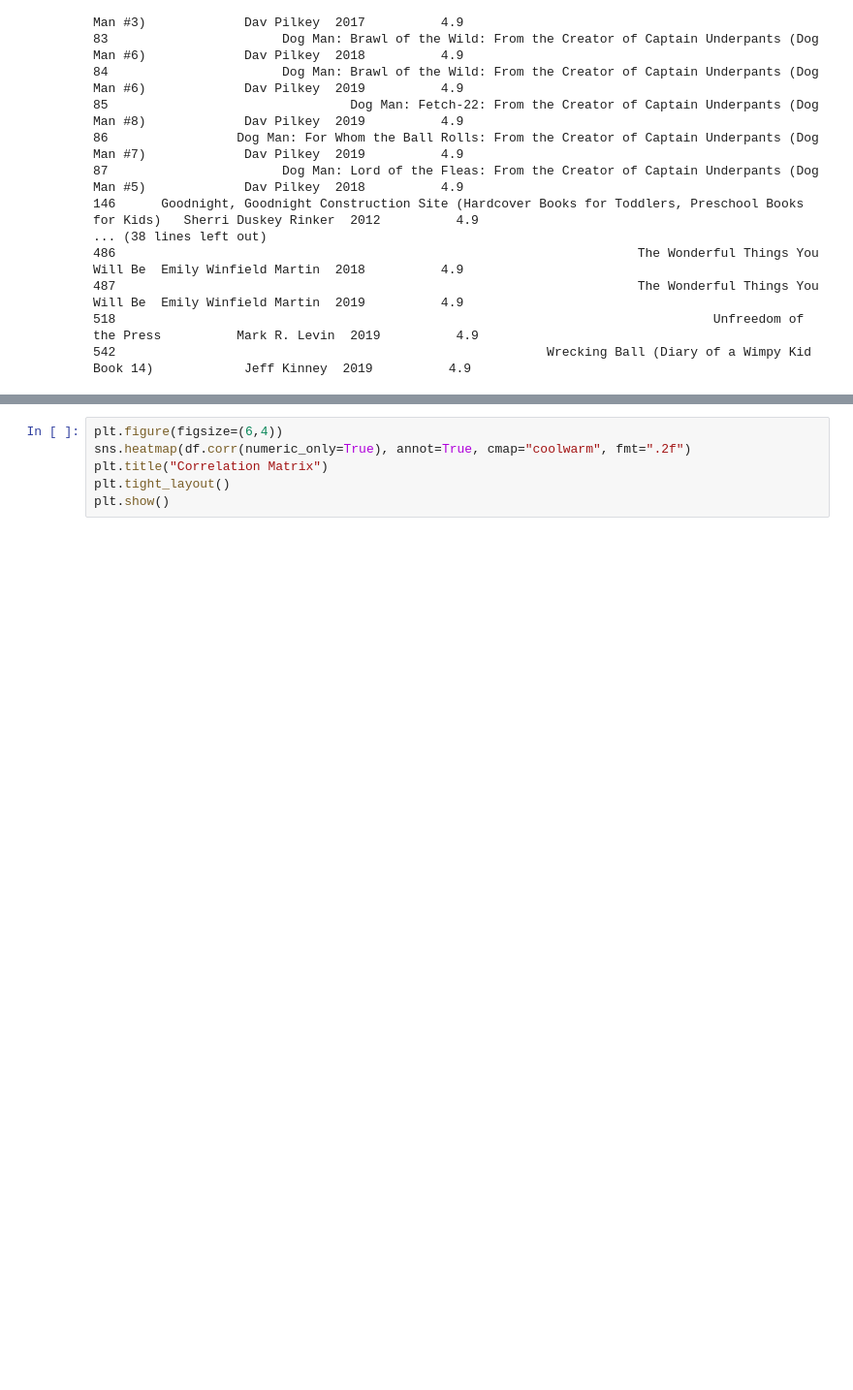
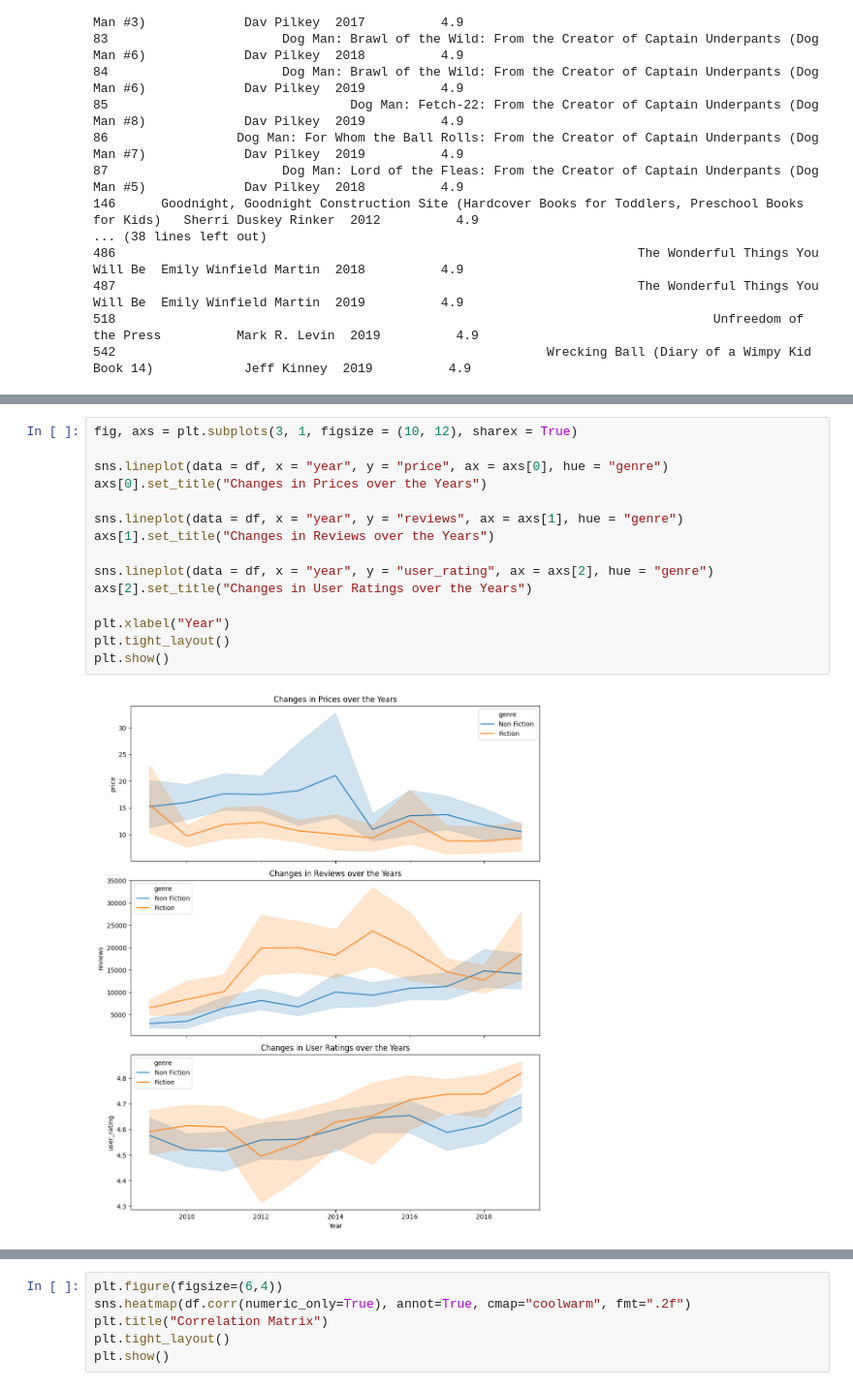
Before and after one commit to Anurag-Mohan/Amazon-Inventory-Analysis, a Jupyter notebook: AmazonData.ipynb, the cells around one changed output, grey strips where cells are left out. Shown at 97% size. Saved outputs shown, nothing was run; the diff lists cells and outputs as text; blank space fills up the shorter version.

```diff
--- a/AmazonData.ipynb
+++ b/AmazonData.ipynb
@@ -167,0 +184,17 @@ This shows that , the dataset is like top 50 bestselling books in each year from
+# %%
+fig, axs = plt.subplots(3, 1, figsize = (10, 12), sharex = True)
+
+sns.lineplot(data = df, x = "year", y = "price", ax = axs[0], hue = "genre")
+axs[0].set_title("Changes in Prices over the Years")
+
+sns.lineplot(data = df, x = "year", y = "reviews", ax = axs[1], hue = "genre")
+axs[1].set_title("Changes in Reviews over the Years")
+
+sns.lineplot(data = df, x = "year", y = "user_rating", ax = axs[2], hue = "genre")
+axs[2].set_title("Changes in User Ratings over the Years")
+
+plt.xlabel("Year")
+plt.tight_layout()
+plt.show()
+# %% [output]
+[figure, added]
```
Also changed, not shown: parts of 11 cells of this notebook.
